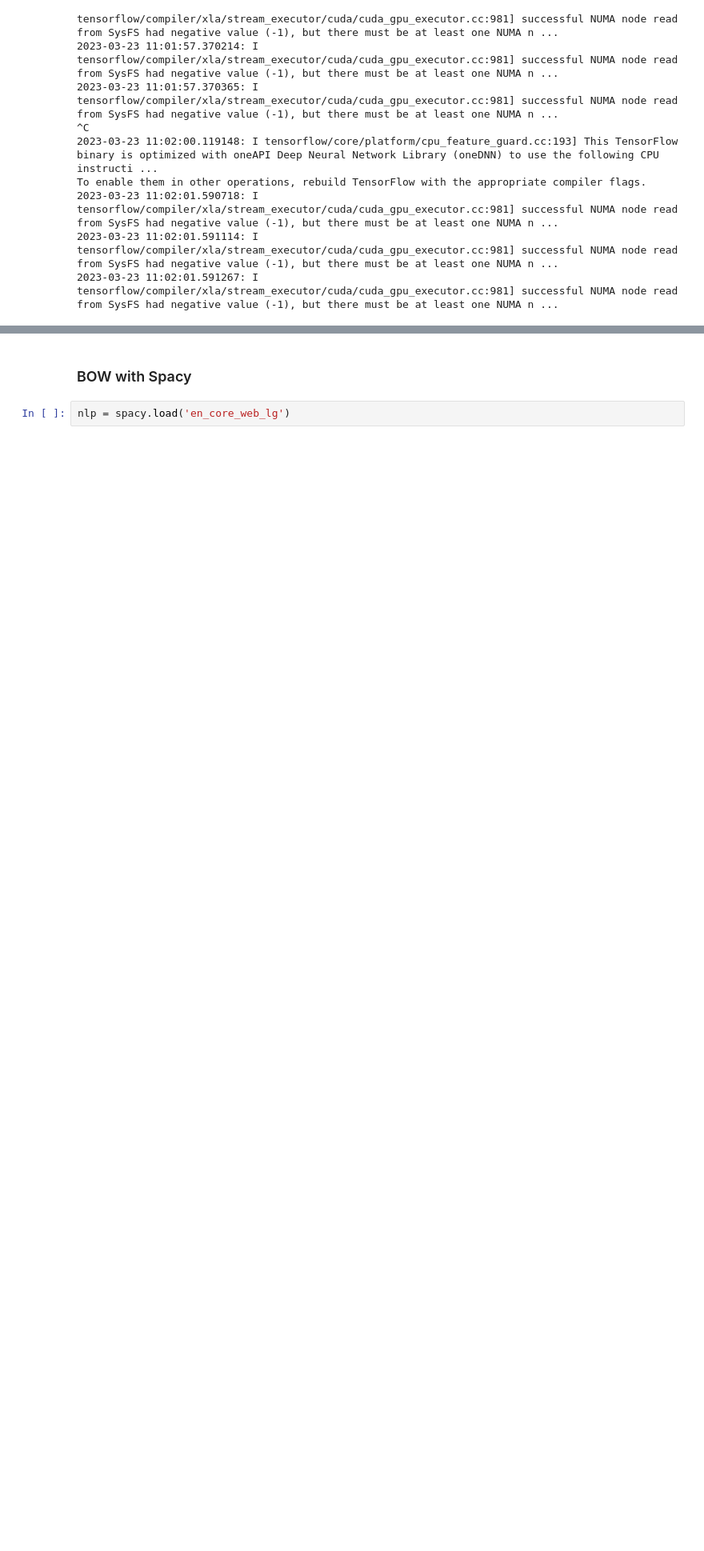
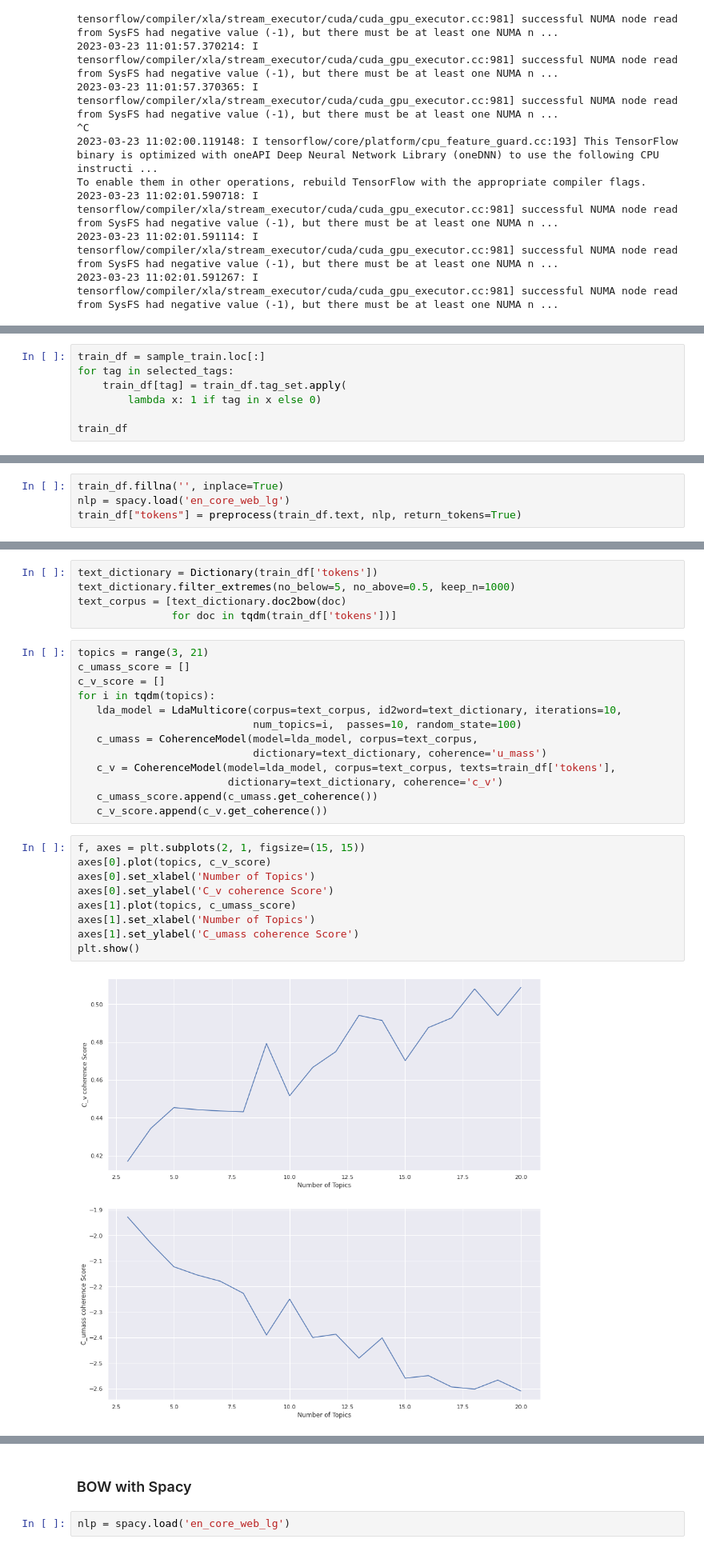
Before and after one commit to apersonnaz/OCR_IML_projet5, a Jupyter notebook: eval.ipynb, the cells around one changed output, grey strips where cells are left out. Shown at 80% size. Saved outputs shown, nothing was run; the diff lists cells and outputs as text; blank space fills up the shorter version.

```diff
--- a/eval.ipynb
+++ b/eval.ipynb
@@ -216,0 +223,7 @@ def evaluate_predictions(y_val, y_pred_text, y_pred_code, mlb, model_name):
+# %%
+train_df = sample_train.loc[:]
+for tag in selected_tags:
+    train_df[tag] = train_df.tag_set.apply(
+        lambda x: 1 if tag in x else 0)
+
+train_df
@@ -216,0 +244,4 @@ def evaluate_predictions(y_val, y_pred_text, y_pred_code, mlb, model_name):
+# %%
+train_df.fillna('', inplace=True)
+nlp = spacy.load('en_core_web_lg')
+train_df["tokens"] = preprocess(train_df.text, nlp, return_tokens=True)
@@ -216,0 +254,29 @@ def evaluate_predictions(y_val, y_pred_text, y_pred_code, mlb, model_name):
+# %%
+text_dictionary = Dictionary(train_df['tokens'])
+text_dictionary.filter_extremes(no_below=5, no_above=0.5, keep_n=1000)
+text_corpus = [text_dictionary.doc2bow(doc)
+               for doc in tqdm(train_df['tokens'])]
+# %%
+topics = range(3, 21)
+c_umass_score = []
+c_v_score = []
+for i in tqdm(topics):
+   lda_model = LdaMulticore(corpus=text_corpus, id2word=text_dictionary, iterations=10,
+                            num_topics=i,  passes=10, random_state=100)
+   c_umass = CoherenceModel(model=lda_model, corpus=text_corpus,
+                            dictionary=text_dictionary, coherence='u_mass')
+   c_v = CoherenceModel(model=lda_model, corpus=text_corpus, texts=train_df['tokens'],
+                        dictionary=text_dictionary, coherence='c_v')
+   c_umass_score.append(c_umass.get_coherence())
+   c_v_score.append(c_v.get_coherence())
+# %%
+f, axes = plt.subplots(2, 1, figsize=(15, 15))
+axes[0].plot(topics, c_v_score)
+axes[0].set_xlabel('Number of Topics')
+axes[0].set_ylabel('C_v coherence Score')
+axes[1].plot(topics, c_umass_score)
+axes[1].set_xlabel('Number of Topics')
+axes[1].set_ylabel('C_umass coherence Score')
+plt.show()
+# %% [output]
+[figure, added]
```
Also changed, not shown: parts of 30 cells of this notebook, 1 other file.
